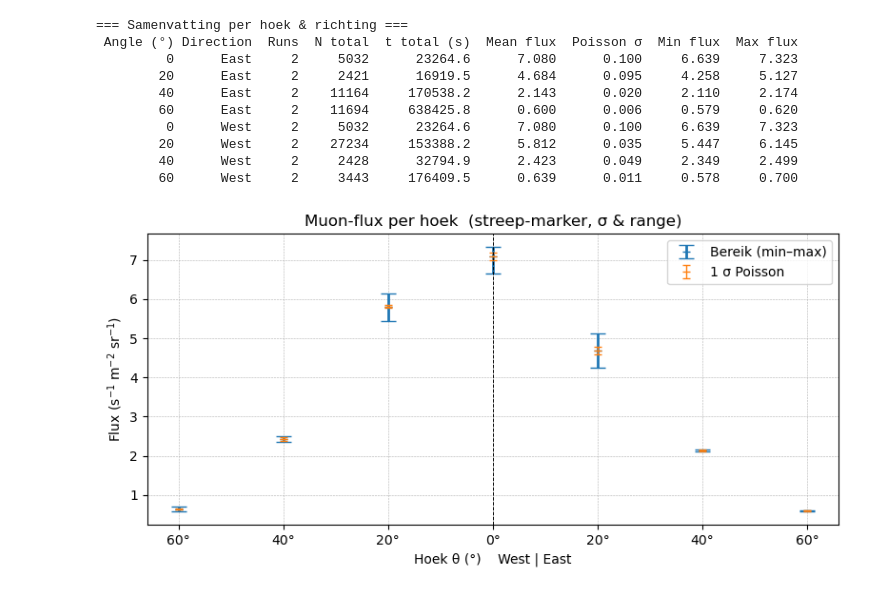
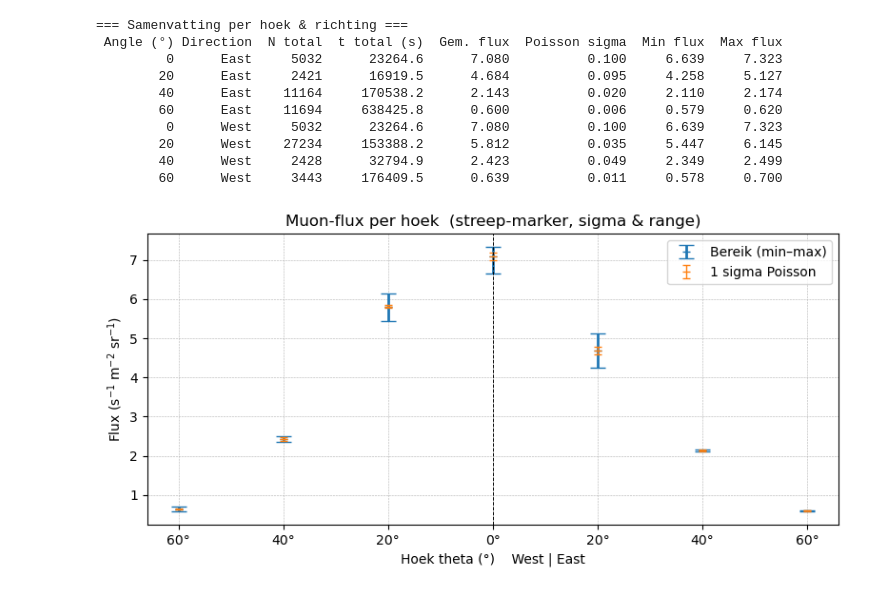
Before and after one commit to sude-larabildirici/2025-Projects_Team-4-Measurement-of-the-Asymmetry-of-the-Cosmic-Muon-Flux, a Jupyter notebook: muon_detector_data_analyse.ipynb, the cells around one changed output. Drawn from its saved outputs; the diff is of its cells as text; code cells hidden in the pictures.

```diff
--- a/muon_detector_data_analyse.ipynb
+++ b/muon_detector_data_analyse.ipynb
@@ -241,14 +191,22 @@ for fn in CSV_FILES:
         tot_t[key_W] += t
         runs[key_W].append(flux_run)
 
-def flux(N, t):  return N / (t * SURFACE) if t else math.nan
-def sigma(N, t): return math.sqrt(N) / (t * SURFACE) if t else math.nan
+
+##
+## Work in Progress
+##
+def solid_angle(theta_deg, A=0.030551, d=0.30):
+    theta = np.radians(theta_deg)
+    return A * np.cos(theta) / d**2
+
+def get_flux(N, t):  return N / (t * SURFACE) if t else math.nan
+def get_sigma(N, t): return math.sqrt(N) / (t * SURFACE) if t else math.nan
 
 records = []
 for (theta, dir_), N in tot_N.items():
     t  = tot_t[(theta, dir_)]
-    f  = flux(N, t)
-    sigma  = sigma(N, t)
+    f  = get_flux(N, t)
+    sigma  = get_sigma(N, t)
     rec = {
         "Angle (°)": theta,
         "Direction": "East" if dir_ == "E" else "West",
@@ -265,47 +223,43 @@ df = pd.DataFrame(records).sort_values(["Direction", "Angle (°)"])
 print("\n=== Samenvatting per hoek & richting ===")
 print(df.to_string(index=False))
 
-# ───────── data voor plot ─────────
 signed_angles = sorted({a if d=="E" else -a for (a,d) in tot_N})
-mean_flux     = [flux(tot_N[(abs(a),"E" if a>=0 else "W")],
+mean_flux     = [get_flux(tot_N[(abs(a),"E" if a>=0 else "W")],
                       tot_t[(abs(a),"E" if a>=0 else "W")]) for a in signed_angles]
-sig_flux      = [sigma(tot_N[(abs(a),"E" if a>=0 else "W")],
+sig_flux      = [get_sigma(tot_N[(abs(a),"E" if a>=0 else "W")],
                        tot_t[(abs(a),"E" if a>=0 else "W")]) for a in signed_angles]
 rng_lo        = [mean_flux[i] - min(runs[(abs(a),"E" if a>=0 else "W")])
                  for i,a in enumerate(signed_angles)]
 rng_hi        = [max(runs[(abs(a),"E" if a>=0 else "W")]) - mean_flux[i]
                  for i,a in enumerate(signed_angles)]
 xtick_labels  = [f"{abs(a)}°" for a in signed_angles]
 
-# ───────── plot ─────────
 plt.figure(figsize=(8,4))
-# range-balk (breed)
 plt.errorbar(signed_angles, mean_flux,
              yerr=[rng_lo, rng_hi], fmt="_", lw=0,
              elinewidth=2, capsize=6, label="Bereik (min–max)")
-# 1 sigma-balk (smal)
 plt.errorbar(signed_angles, mean_flux,
              yerr=sig_flux, fmt="_", lw=0,
              elinewidth=1, capsize=3, label="1 sigma Poisson")
 
 plt.axvline(0, color="k", ls="--", lw=0.7)
 plt.xticks(signed_angles, xtick_labels)
 plt.xlabel("Hoek theta (°)    West | East")
 plt.ylabel("Flux (s$^{-1}$ m$^{-2}$ sr$^{-1}$)")
 plt.title("Muon-flux per hoek  (streep-marker, sigma & range)")
 plt.grid(True, ls="--", lw=0.4)
-plt.legend(loc="upper right")   # legenda verplaatst
+plt.legend(loc="upper right")
 plt.tight_layout()
 plt.show()
 # %% [output]
 === Samenvatting per hoek & richting ===
- Angle (°) Direction  Runs  N total  t total (s)  Mean flux  Poisson σ  Min flux  Max flux
-         0      East     2     5032      23264.6      7.080      0.100     6.639     7.323
-        20      East     2     2421      16919.5      4.684      0.095     4.258     5.127
-        40      East     2    11164     170538.2      2.143      0.020     2.110     2.174
-        60      East     2    11694     638425.8      0.600      0.006     0.579     0.620
-         0      West     2     5032      23264.6      7.080      0.100     6.639     7.323
-        20      West     2    27234     153388.2      5.812      0.035     5.447     6.145
-        40      West     2     2428      32794.9      2.423      0.049     2.349     2.499
-        60      West     2     3443     176409.5      0.639      0.011     0.578     0.700
+ Angle (°) Direction  N total  t total (s)  Gem. flux  Poisson sigma  Min flux  Max flux
+         0      East     5032      23264.6      7.080          0.100     6.639     7.323
+        20      East     2421      16919.5      4.684          0.095     4.258     5.127
+        40      East    11164     170538.2      2.143          0.020     2.110     2.174
+        60      East    11694     638425.8      0.600          0.006     0.579     0.620
+         0      West     5032      23264.6      7.080          0.100     6.639     7.323
+        20      West    27234     153388.2      5.812          0.035     5.447     6.145
+        40      West     2428      32794.9      2.423          0.049     2.349     2.499
+        60      West     3443     176409.5      0.639          0.011     0.578     0.700
-[figure, old version]
+[figure, new version]
```
Also changed, not shown: parts of 5 cells of this notebook.
